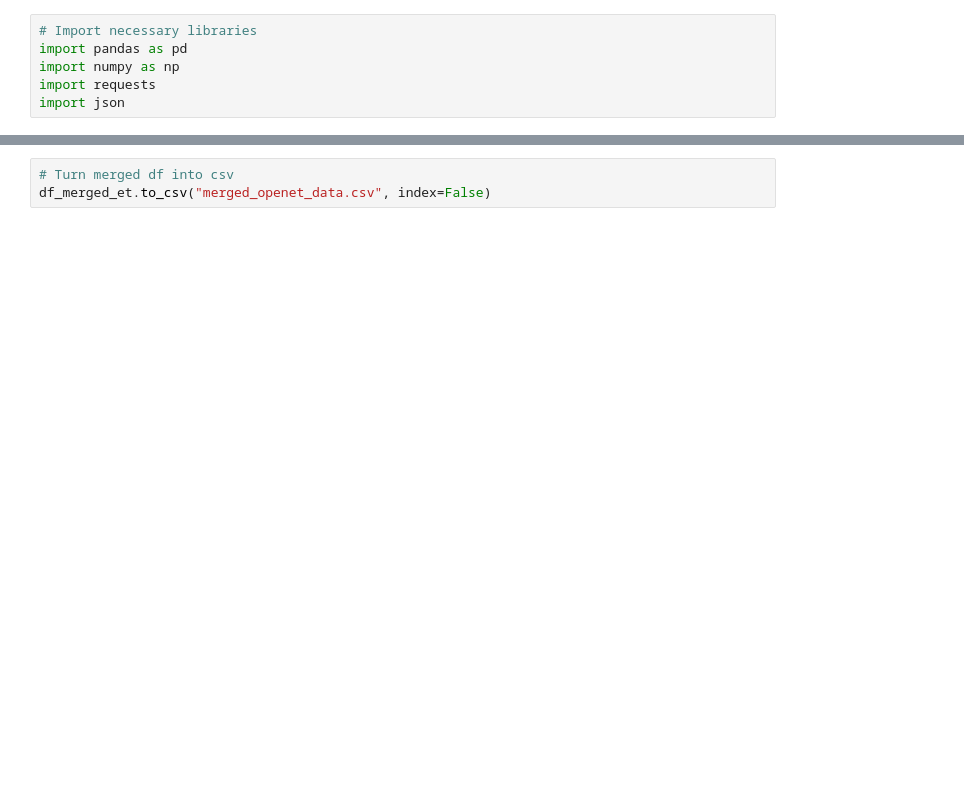
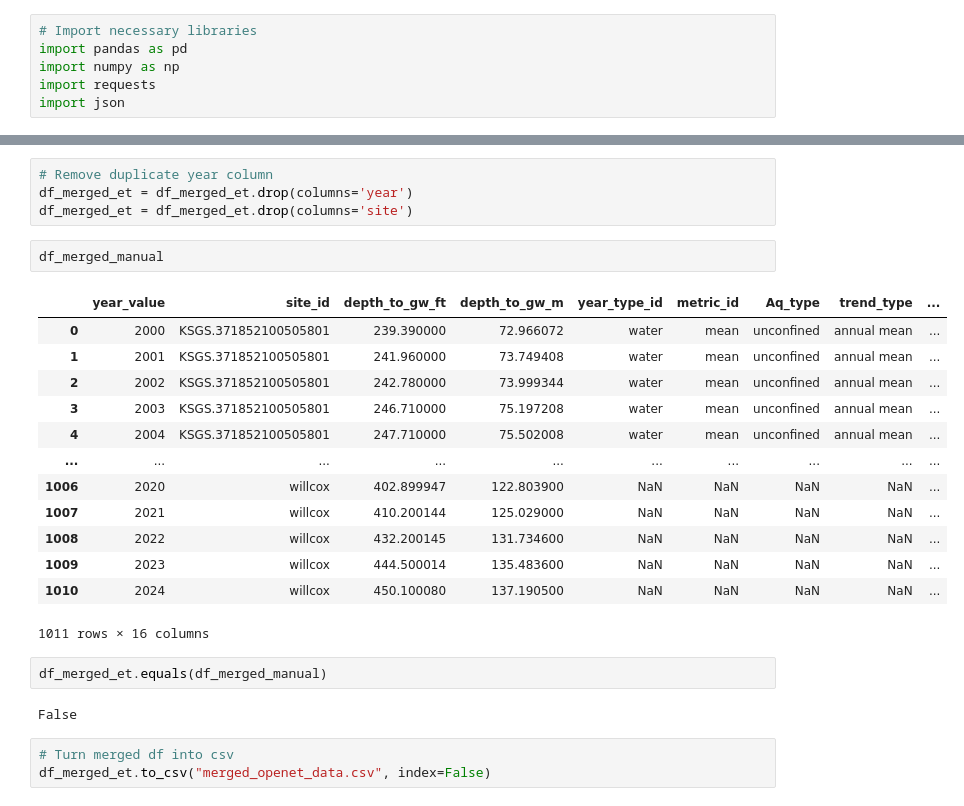
Before and after one commit to meds-AridGW/GW-depth-data-exploration, a Jupyter notebook: open-et-timeseries-practice.ipynb, the cells around one changed output, grey strips where cells are left out. Drawn from its saved outputs; the diff is of its cells as text; blank space fills up the shorter version.

```diff
--- a/open-et-timeseries-practice.ipynb
+++ b/open-et-timeseries-practice.ipynb
@@ -215,3 +282,27 @@ df_merged_et.groupby(["site_id"]).size().reset_index(name="n")
+# %%
+# Remove duplicate year column
+df_merged_et = df_merged_et.drop(columns='year')
+df_merged_et = df_merged_et.drop(columns='site')
+# %%
+df_merged_manual
+# %% [output]
+|  | year_value | site_id | depth_to_gw_ft | depth_to_gw_m | year_type_id | metric_id | Aq_type | trend_type | ... |
+| 0 | 2000 | KSGS.371852100505801 | 239.390000 | 72.966072 | water | mean | unconfined | annual mean | ... |
+| 1 | 2001 | KSGS.371852100505801 | 241.960000 | 73.749408 | water | mean | unconfined | annual mean | ... |
+| 2 | 2002 | KSGS.371852100505801 | 242.780000 | 73.999344 | water | mean | unconfined | annual mean | ... |
+| 3 | 2003 | KSGS.371852100505801 | 246.710000 | 75.197208 | water | mean | unconfined | annual mean | ... |
+| 4 | 2004 | KSGS.371852100505801 | 247.710000 | 75.502008 | water | mean | unconfined | annual mean | ... |
+| ... | ... | ... | ... | ... | ... | ... | ... | ... | ... |
+| 1006 | 2020 | willcox | 402.899947 | 122.803900 | NaN | NaN | NaN | NaN | ... |
+| 1007 | 2021 | willcox | 410.200144 | 125.029000 | NaN | NaN | NaN | NaN | ... |
+| 1008 | 2022 | willcox | 432.200145 | 131.734600 | NaN | NaN | NaN | NaN | ... |
+| 1009 | 2023 | willcox | 444.500014 | 135.483600 | NaN | NaN | NaN | NaN | ... |
+| 1010 | 2024 | willcox | 450.100080 | 137.190500 | NaN | NaN | NaN | NaN | ... |
+1011 rows × 16 columns
+# %%
+df_merged_et.equals(df_merged_manual)
+# %% [output]
+False
 # %%
 # Turn merged df into csv
 df_merged_et.to_csv("merged_openet_data.csv", index=False)
```
Also changed, not shown: parts of 20 cells of this notebook, 5 other files.
